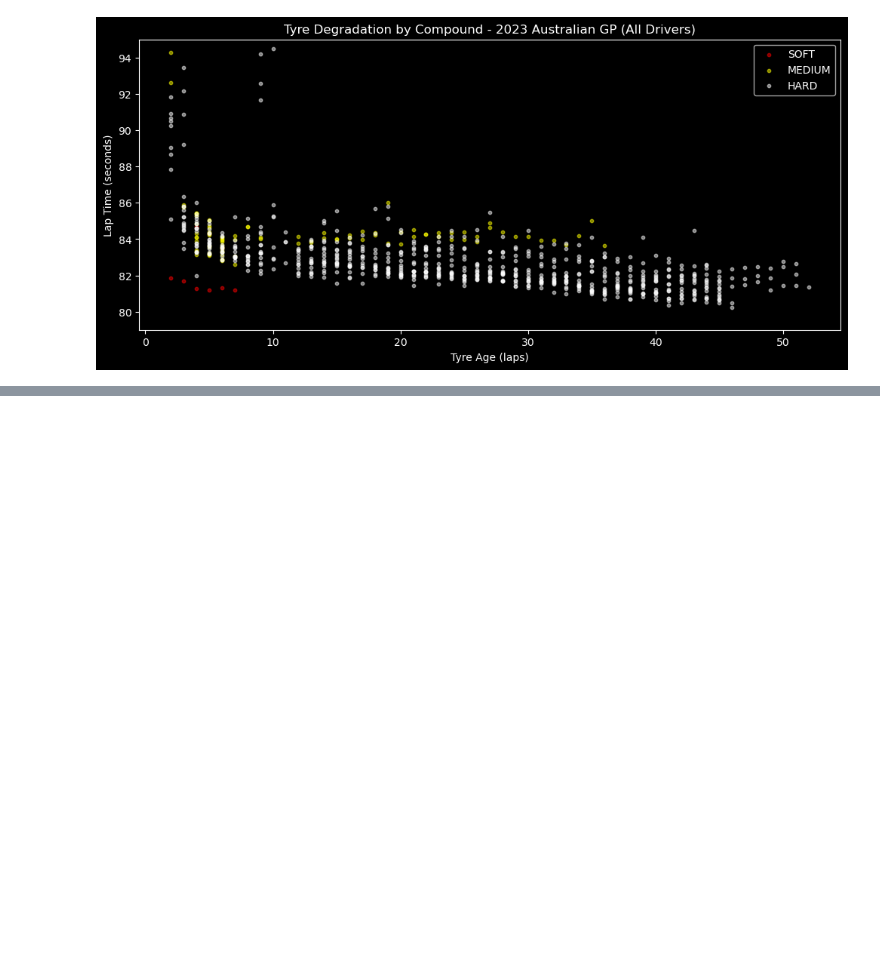
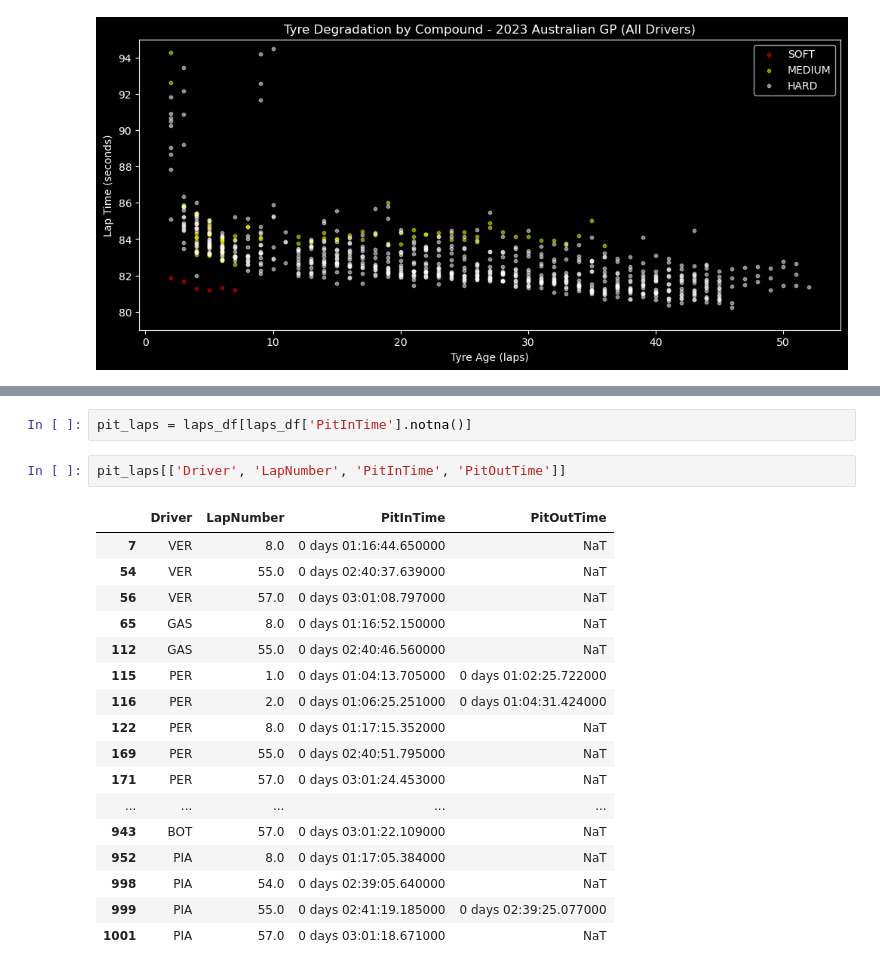
Before and after one commit to MukundTyagi30/Formula1, a Jupyter notebook: EDA.ipynb, the cells around one changed output, grey strips where cells are left out. Drawn from its saved outputs; the diff is of its cells as text; blank space fills up the shorter version.

```diff
--- a/EDA.ipynb
+++ b/EDA.ipynb
@@ -322,2 +322,24 @@ compund_laps
 # %% [output]
 NameError: name 'compund_laps' is not defined
+# %%
+pit_laps = laps_df[laps_df['PitInTime'].notna()]
+# %%
+pit_laps[['Driver', 'LapNumber', 'PitInTime', 'PitOutTime']]
+# %% [output]
+|  | Driver | LapNumber | PitInTime | PitOutTime |
+| 7 | VER | 8.0 | 0 days 01:16:44.650000 | NaT |
+| 54 | VER | 55.0 | 0 days 02:40:37.639000 | NaT |
+| 56 | VER | 57.0 | 0 days 03:01:08.797000 | NaT |
+| 65 | GAS | 8.0 | 0 days 01:16:52.150000 | NaT |
+| 112 | GAS | 55.0 | 0 days 02:40:46.560000 | NaT |
+| 115 | PER | 1.0 | 0 days 01:04:13.705000 | 0 days 01:02:25.722000 |
+| 116 | PER | 2.0 | 0 days 01:06:25.251000 | 0 days 01:04:31.424000 |
+| 122 | PER | 8.0 | 0 days 01:17:15.352000 | NaT |
+| 169 | PER | 55.0 | 0 days 02:40:51.795000 | NaT |
+| 171 | PER | 57.0 | 0 days 03:01:24.453000 | NaT |
+| ... | ... | ... | ... | ... |
+| 943 | BOT | 57.0 | 0 days 03:01:22.109000 | NaT |
+| 952 | PIA | 8.0 | 0 days 01:17:05.384000 | NaT |
+| 998 | PIA | 54.0 | 0 days 02:39:05.640000 | NaT |
+| 999 | PIA | 55.0 | 0 days 02:41:19.185000 | 0 days 02:39:25.077000 |
+| 1001 | PIA | 57.0 | 0 days 03:01:18.671000 | NaT |
```
Also changed, not shown: parts of 6 cells of this notebook.
